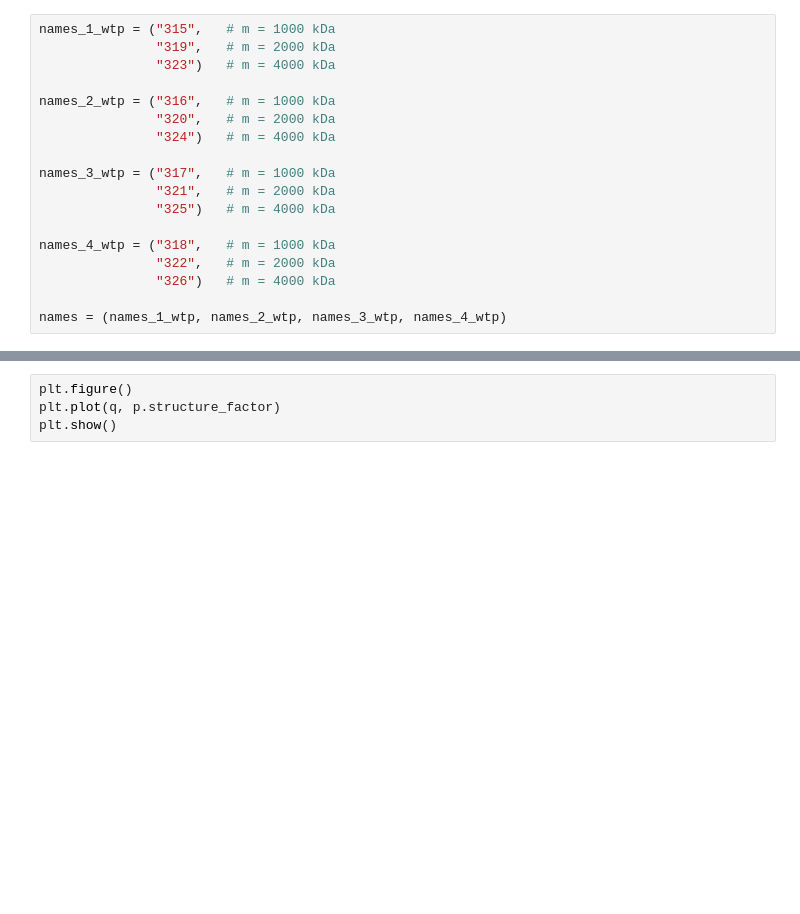
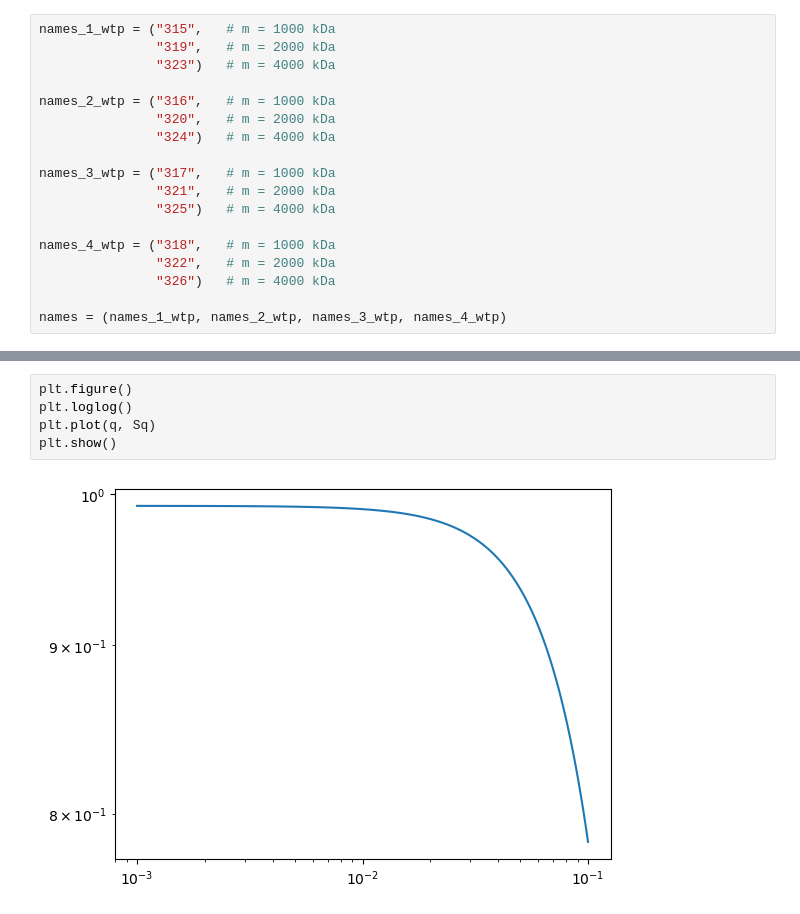
Before and after one commit to jan-kro/mucus_old_2, a Jupyter notebook: test_skripts/exp_structurefactor.ipynb, the cells around one changed output, grey strips where cells are left out. Drawn from its saved outputs; the diff is of its cells as text; blank space fills up the shorter version.

```diff
--- a/test_skripts/exp_structurefactor.ipynb
+++ b/test_skripts/exp_structurefactor.ipynb
@@ -66,7 +71,10 @@ def S_q(trajectory, q, n_beeds):
 # %%
 plt.figure()
-plt.plot(q, p.structure_factor)
+plt.loglog()
+plt.plot(q, Sq)
 plt.show()
+# %% [output]
+[figure, added]
 # %%
 mass = (1000, 2000, 4000)
 
```
Also changed, not shown: parts of 4 cells of this notebook, 16 other files.
